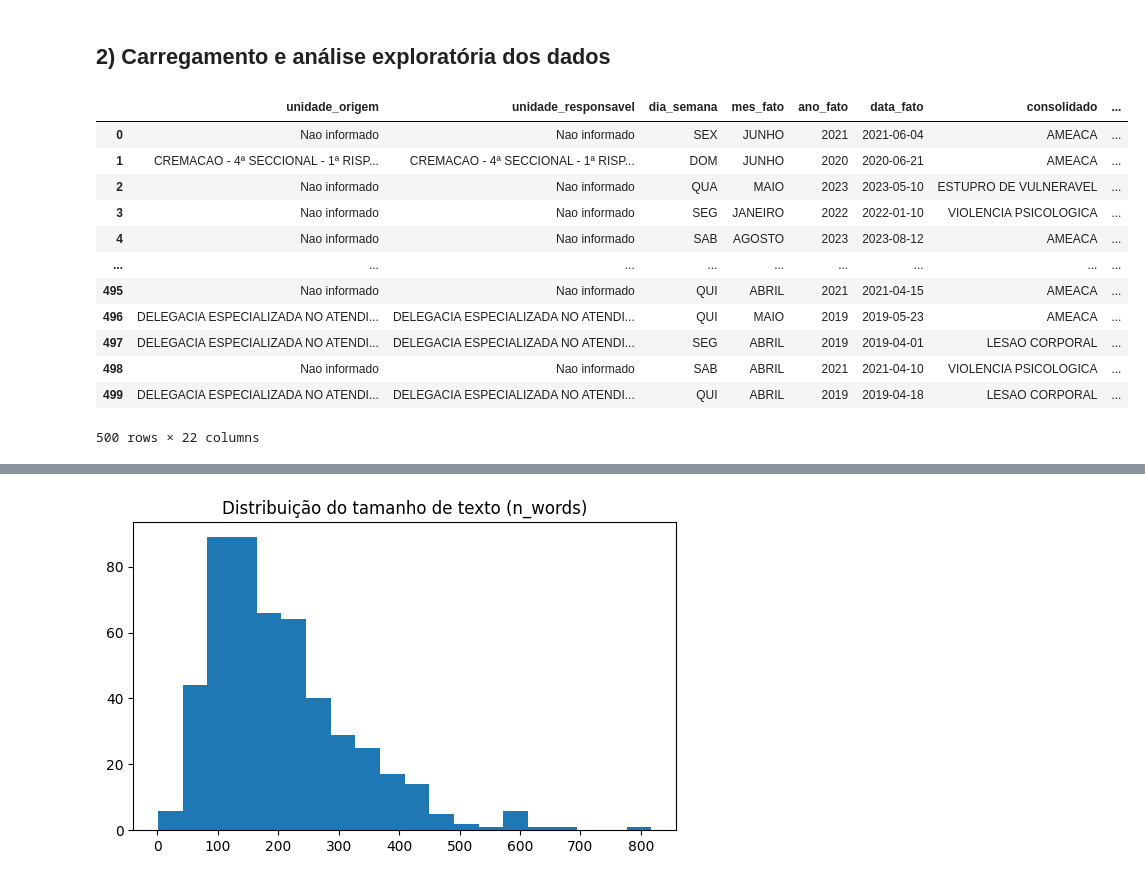
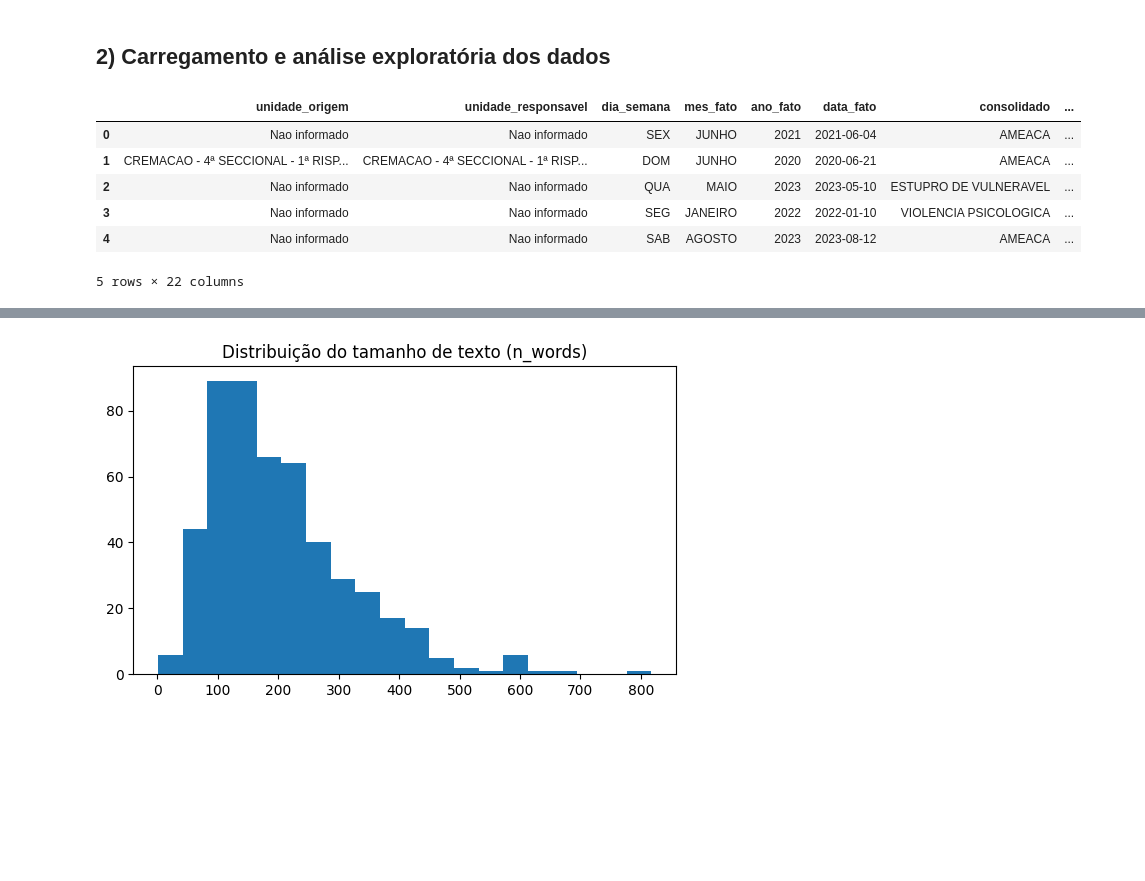
Before and after one commit to msiqueiras/natural_language_processing, a Jupyter notebook: selected_crimes.ipynb, the cells around one changed output, grey strips where cells are left out. Cells and saved outputs as stored; diff of their text form; code cells hidden in the pictures; blank space fills up the shorter version.

```diff
--- a/selected_crimes.ipynb
+++ b/selected_crimes.ipynb
@@ -40,21 +41,15 @@ Ambiente pronto!
 ## 2) Carregamento e análise exploratória dos dados
 # %%
 df_general = pd.read_csv('selected_crimes.csv')
-df_general
+df_general.head()
 # %% [output]
 |  | unidade_origem | unidade_responsavel | dia_semana | mes_fato | ano_fato | data_fato | consolidado | ... |
 | 0 | Nao informado | Nao informado | SEX | JUNHO | 2021 | 2021-06-04 | AMEACA | ... |
 | 1 | CREMACAO - 4ª SECCIONAL - 1ª RISP... | CREMACAO - 4ª SECCIONAL - 1ª RISP... | DOM | JUNHO | 2020 | 2020-06-21 | AMEACA | ... |
 | 2 | Nao informado | Nao informado | QUA | MAIO | 2023 | 2023-05-10 | ESTUPRO DE VULNERAVEL | ... |
 | 3 | Nao informado | Nao informado | SEG | JANEIRO | 2022 | 2022-01-10 | VIOLENCIA PSICOLOGICA | ... |
 | 4 | Nao informado | Nao informado | SAB | AGOSTO | 2023 | 2023-08-12 | AMEACA | ... |
-| ... | ... | ... | ... | ... | ... | ... | ... | ... |
-| 495 | Nao informado | Nao informado | QUI | ABRIL | 2021 | 2021-04-15 | AMEACA | ... |
-| 496 | DELEGACIA ESPECIALIZADA NO ATENDI... | DELEGACIA ESPECIALIZADA NO ATENDI... | QUI | MAIO | 2019 | 2019-05-23 | AMEACA | ... |
-| 497 | DELEGACIA ESPECIALIZADA NO ATENDI... | DELEGACIA ESPECIALIZADA NO ATENDI... | SEG | ABRIL | 2019 | 2019-04-01 | LESAO CORPORAL | ... |
-| 498 | Nao informado | Nao informado | SAB | ABRIL | 2021 | 2021-04-10 | VIOLENCIA PSICOLOGICA | ... |
-| 499 | DELEGACIA ESPECIALIZADA NO ATENDI... | DELEGACIA ESPECIALIZADA NO ATENDI... | QUI | ABRIL | 2019 | 2019-04-18 | LESAO CORPORAL | ... |
-500 rows × 22 columns
+5 rows × 22 columns
 # %%
 print('Informações sobre as tipagens e quantidade de dados do dataset:\n')
 df_general.info()
```
Also changed, not shown: parts of 6 cells of this notebook.
